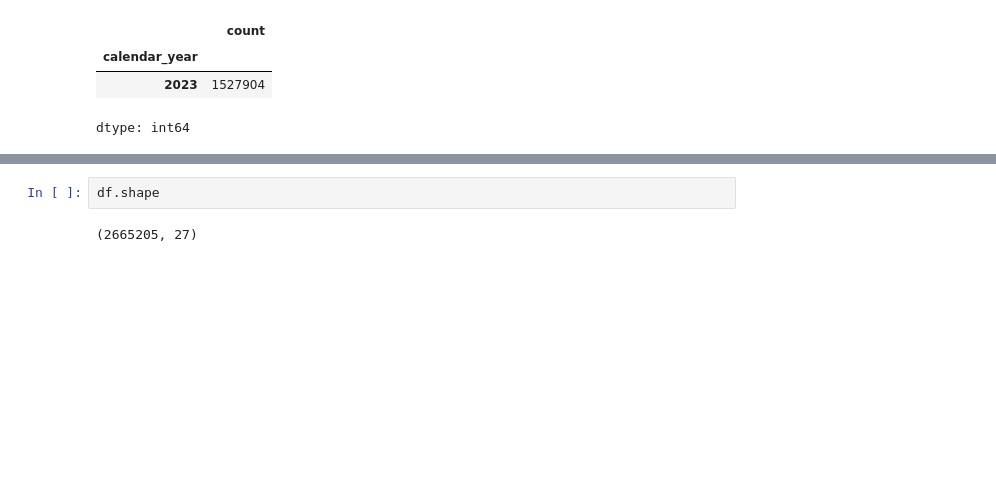
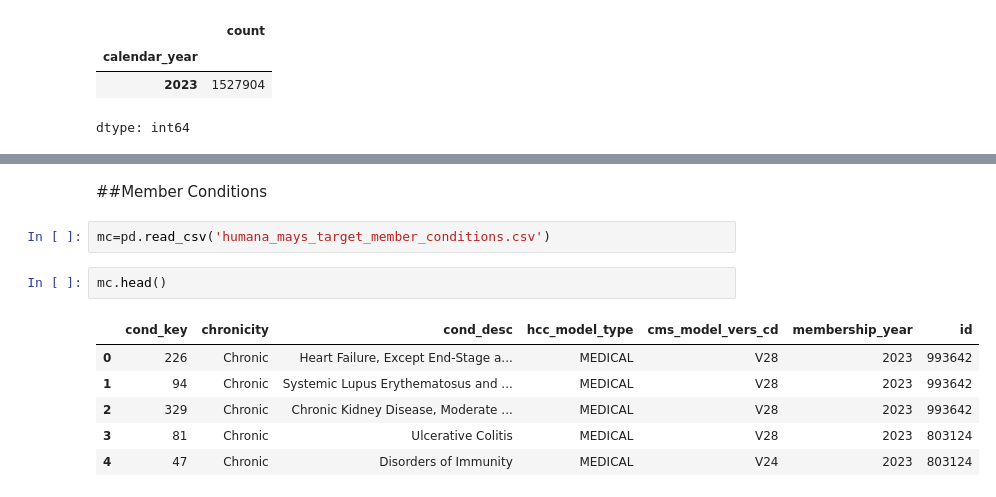
Before and after one commit to KavyaNair01/Machine_Learning, a Jupyter notebook: humana2024Kavya.ipynb, the cells around one changed output, grey strips where cells are left out. Cells and saved outputs as stored; diff of their text form; blank space fills up the shorter version.

```diff
--- a/humana2024Kavya.ipynb
+++ b/humana2024Kavya.ipynb
@@ -401,7 +356,16 @@ files.download('claims_2022.csv')
 # %% [output]
 [interactive output not drawn]
 [interactive output not drawn]
-# %%
-df.shape
-# %% [output]
-(2665205, 27)
+# %% [markdown]
+##Member Conditions
+# %%
+mc=pd.read_csv('humana_mays_target_member_conditions.csv')
+# %%
+mc.head()
+# %% [output]
+|  | cond_key | chronicity | cond_desc | hcc_model_type | cms_model_vers_cd | membership_year | id |
+| 0 | 226 | Chronic | Heart Failure, Except End-Stage a... | MEDICAL | V28 | 2023 | 993642 |
+| 1 | 94 | Chronic | Systemic Lupus Erythematosus and ... | MEDICAL | V28 | 2023 | 993642 |
+| 2 | 329 | Chronic | Chronic Kidney Disease, Moderate ... | MEDICAL | V28 | 2023 | 993642 |
+| 3 | 81 | Chronic | Ulcerative Colitis | MEDICAL | V28 | 2023 | 803124 |
+| 4 | 47 | Chronic | Disorders of Immunity | MEDICAL | V24 | 2023 | 803124 |
```
Also changed, not shown: parts of 23 cells of this notebook.
